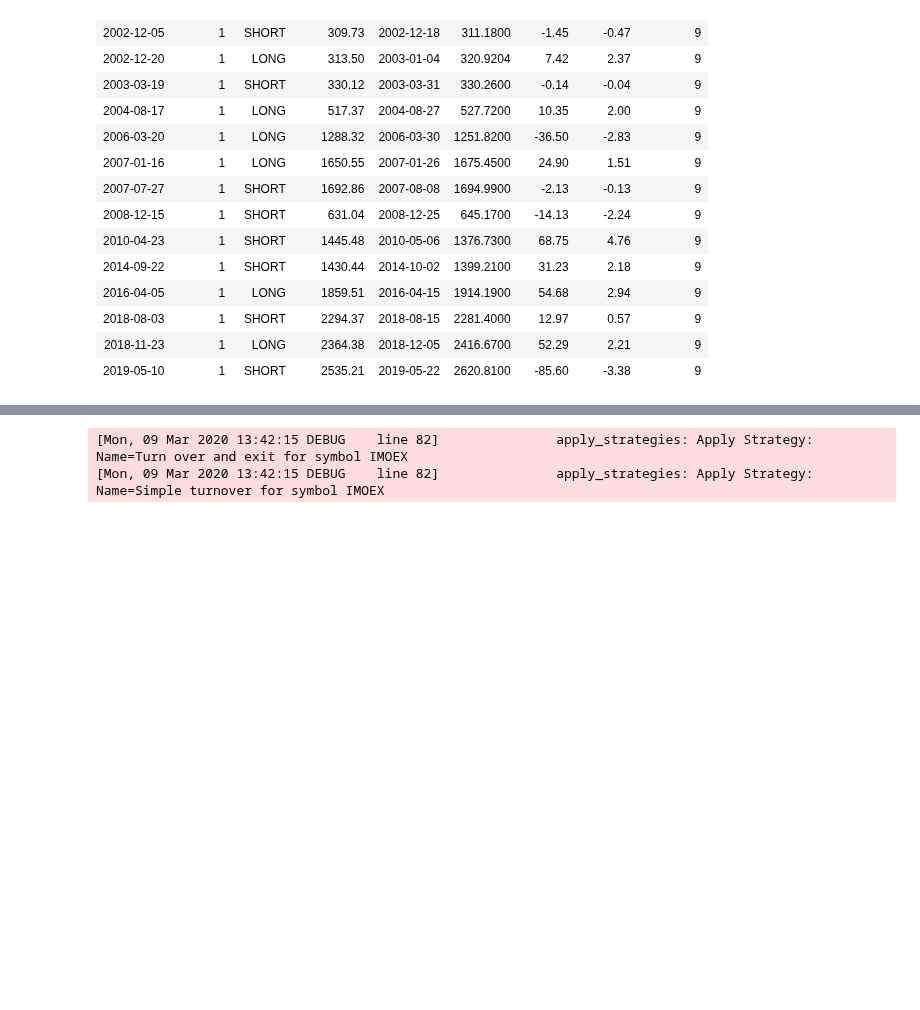
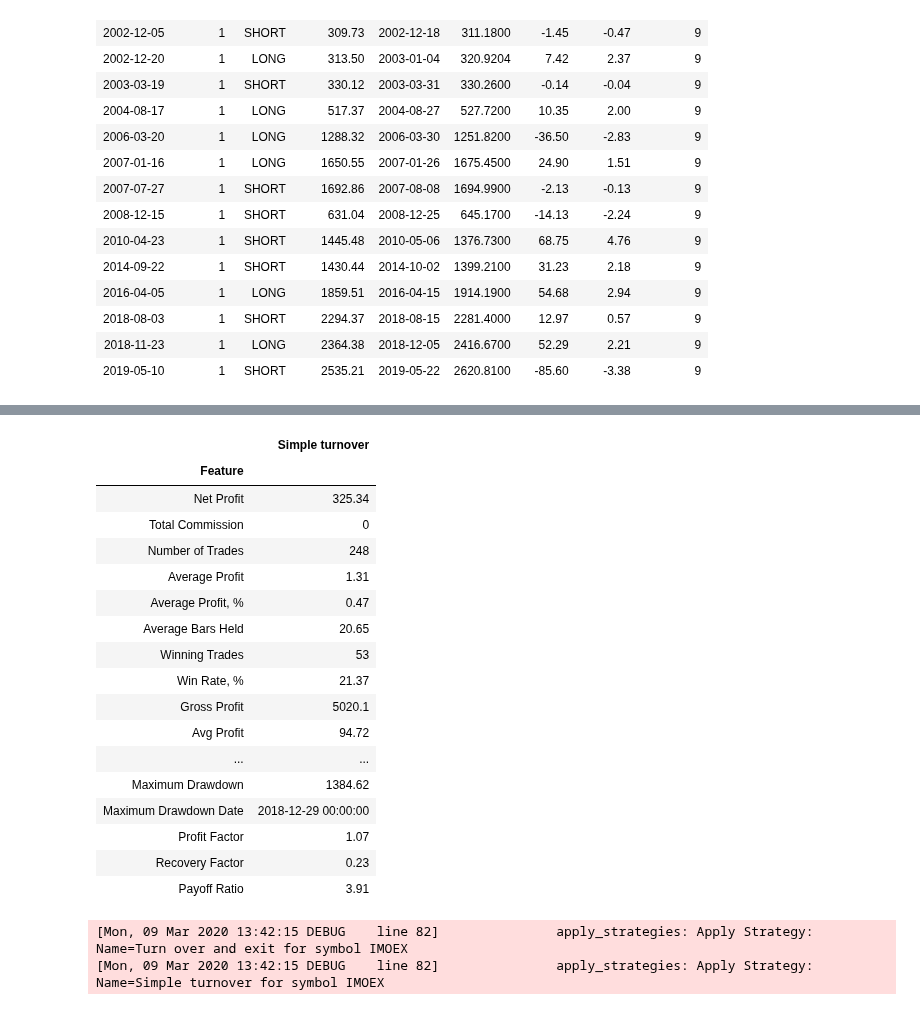
Before and after one commit to mozzherina/cherimoya, a Jupyter notebook: atPortfolio.ipynb, the cells around one changed output, grey strips where cells are left out. Cells and saved outputs as stored; diff of their text form; code cells hidden in the pictures; blank space fills up the shorter version.

Commit message:
metrics calculation

```diff
--- a/atPortfolio.ipynb
+++ b/atPortfolio.ipynb
@@ -532,3 +564,26 @@ tr.loc[tr['bars_held'] > 5]
+# %%
+ms = port.get_metrics(df, tr, turnoverStrat._name, file = 'results/turnovermetr.csv')
+# %%
+ms
+# %% [output]
+|  | Simple turnover |
+| Feature |  |
+| Net Profit | 325.34 |
+| Total Commission | 0 |
+| Number of Trades | 248 |
+| Average Profit | 1.31 |
+| Average Profit, % | 0.47 |
+| Average Bars Held | 20.65 |
+| Winning Trades | 53 |
+| Win Rate, % | 21.37 |
+| Gross Profit | 5020.1 |
+| Avg Profit | 94.72 |
+| ... | ... |
+| Maximum Drawdown | 1384.62 |
+| Maximum Drawdown Date | 2018-12-29 00:00:00 |
+| Profit Factor | 1.07 |
+| Recovery Factor | 0.23 |
+| Payoff Ratio | 3.91 |
 # %%
 port.apply_strategies(symbol, MODE_ALL, 'close', 'close', turnoverExit, turnoverStrat)
 # %% [output]
```
Also changed, not shown: parts of 13 cells of this notebook, 1 other file.
